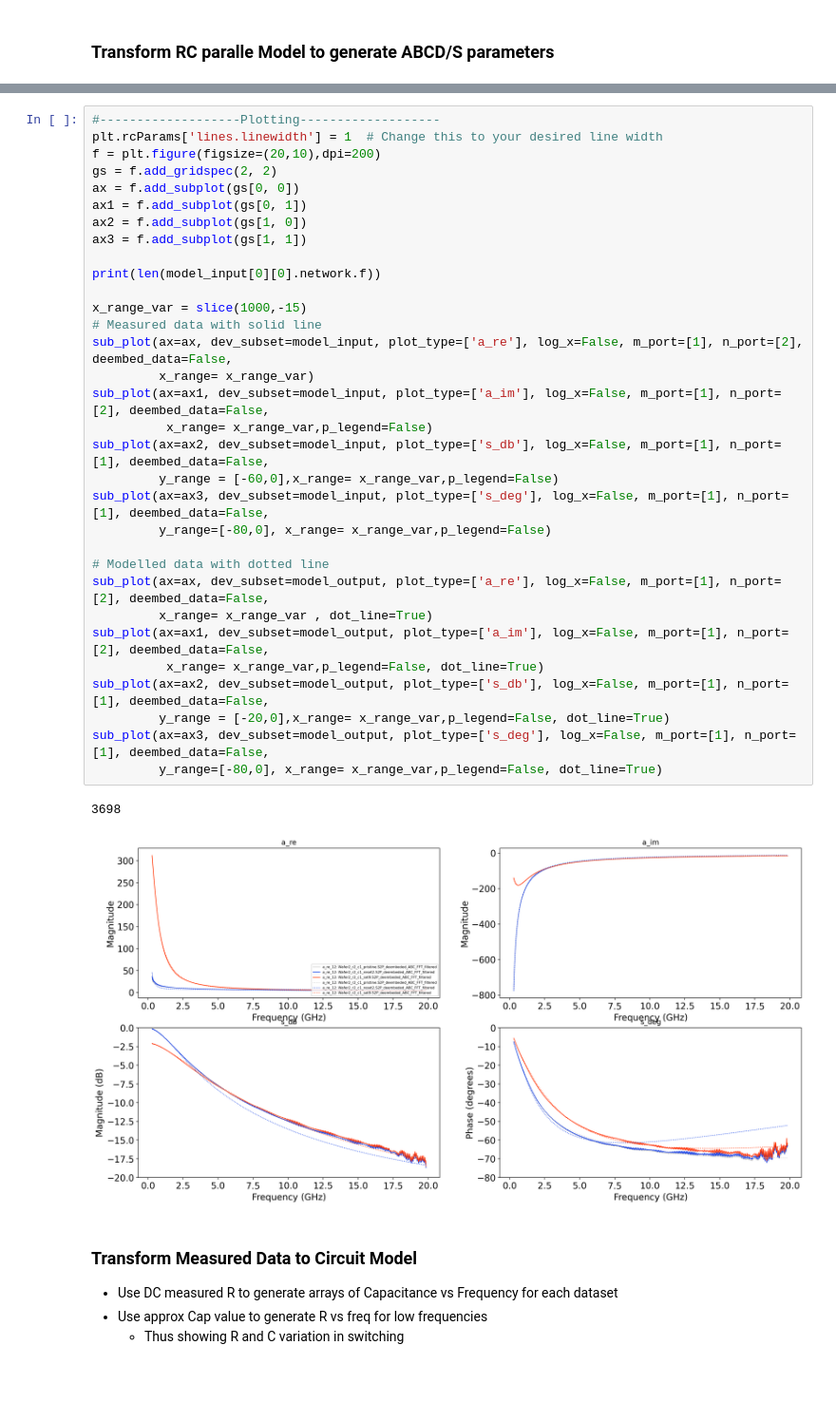
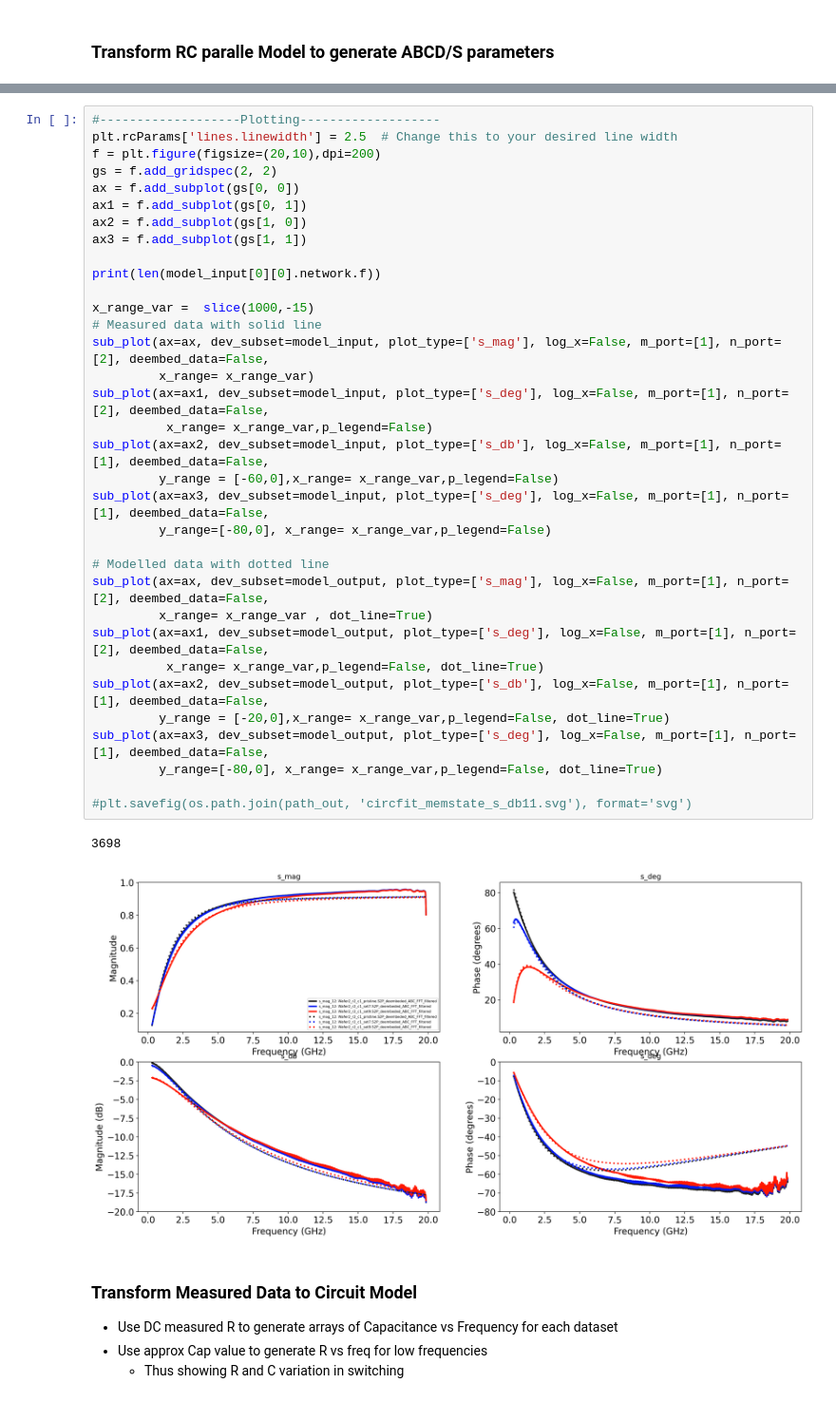
Before and after one commit to hc3413/VNA_Analysis, a Jupyter notebook: Exp_Modelling.ipynb, the cells around one changed output, grey strips where cells are left out. Shown at 95% size. Saved outputs shown, nothing was run; the diff lists cells and outputs as text.

```diff
--- a/Exp_Modelling.ipynb
+++ b/Exp_Modelling.ipynb
@@ -301,38 +339,40 @@ Best Error: 1.351e+04
 # %%
 #-------------------Plotting-------------------
-plt.rcParams['lines.linewidth'] = 1  # Change this to your desired line width
+plt.rcParams['lines.linewidth'] = 2.5  # Change this to your desired line width
 f = plt.figure(figsize=(20,10),dpi=200)
 gs = f.add_gridspec(2, 2)
 ax = f.add_subplot(gs[0, 0])
 ax1 = f.add_subplot(gs[0, 1])
 ax2 = f.add_subplot(gs[1, 0])
 ax3 = f.add_subplot(gs[1, 1])
 
 print(len(model_input[0][0].network.f))
 
-x_range_var = slice(1000,-15)
+x_range_var =  slice(1000,-15)
 # Measured data with solid line
-sub_plot(ax=ax, dev_subset=model_input, plot_type=['a_re'], log_x=False, m_port=[1], n_port=[2], deembed_data=False,
+sub_plot(ax=ax, dev_subset=model_input, plot_type=['s_mag'], log_x=False, m_port=[1], n_port=[2], deembed_data=False,
          x_range= x_range_var)
-sub_plot(ax=ax1, dev_subset=model_input, plot_type=['a_im'], log_x=False, m_port=[1], n_port=[2], deembed_data=False,
+sub_plot(ax=ax1, dev_subset=model_input, plot_type=['s_deg'], log_x=False, m_port=[1], n_port=[2], deembed_data=False,
           x_range= x_range_var,p_legend=False)
 sub_plot(ax=ax2, dev_subset=model_input, plot_type=['s_db'], log_x=False, m_port=[1], n_port=[1], deembed_data=False,
          y_range = [-60,0],x_range= x_range_var,p_legend=False)
 sub_plot(ax=ax3, dev_subset=model_input, plot_type=['s_deg'], log_x=False, m_port=[1], n_port=[1], deembed_data=False,
          y_range=[-80,0], x_range= x_range_var,p_legend=False)
 
 # Modelled data with dotted line
-sub_plot(ax=ax, dev_subset=model_output, plot_type=['a_re'], log_x=False, m_port=[1], n_port=[2], deembed_data=False,
+sub_plot(ax=ax, dev_subset=model_output, plot_type=['s_mag'], log_x=False, m_port=[1], n_port=[2], deembed_data=False,
          x_range= x_range_var , dot_line=True)
-sub_plot(ax=ax1, dev_subset=model_output, plot_type=['a_im'], log_x=False, m_port=[1], n_port=[2], deembed_data=False,
+sub_plot(ax=ax1, dev_subset=model_output, plot_type=['s_deg'], log_x=False, m_port=[1], n_port=[2], deembed_data=False,
           x_range= x_range_var,p_legend=False, dot_line=True)
 sub_plot(ax=ax2, dev_subset=model_output, plot_type=['s_db'], log_x=False, m_port=[1], n_port=[1], deembed_data=False,
          y_range = [-20,0],x_range= x_range_var,p_legend=False, dot_line=True)
 sub_plot(ax=ax3, dev_subset=model_output, plot_type=['s_deg'], log_x=False, m_port=[1], n_port=[1], deembed_data=False,
          y_range=[-80,0], x_range= x_range_var,p_legend=False, dot_line=True)
+
+#plt.savefig(os.path.join(path_out, 'circfit_memstate_s_db11.svg'), format='svg')
 # %% [output]
 3698
-[figure, old version]
+[figure, new version]
 # %% [markdown]
 ### Transform Measured Data to Circuit Model
 - Use DC measured R to generate arrays of Capacitance vs Frequency for each dataset
```
Also changed, not shown: parts of 5 cells of this notebook, 4 other files.
